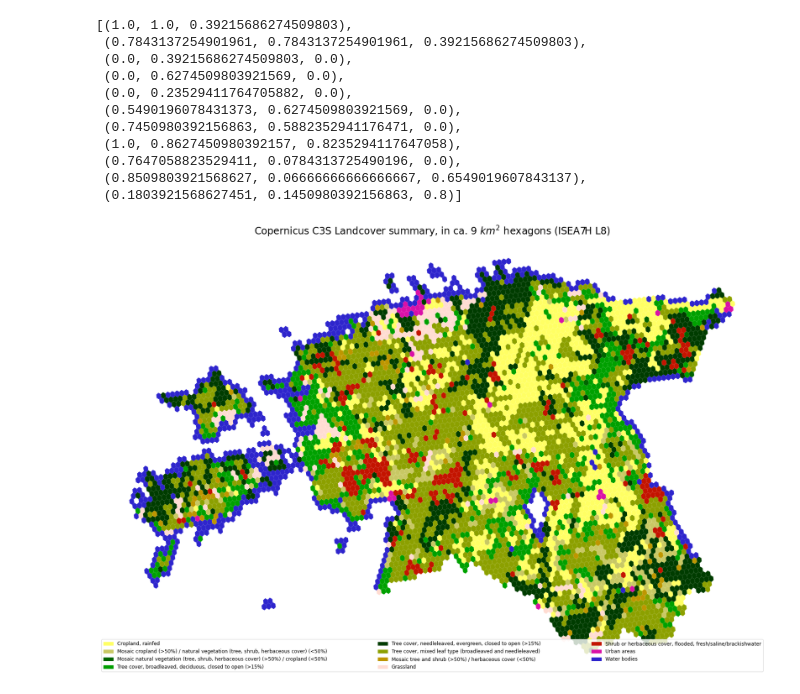
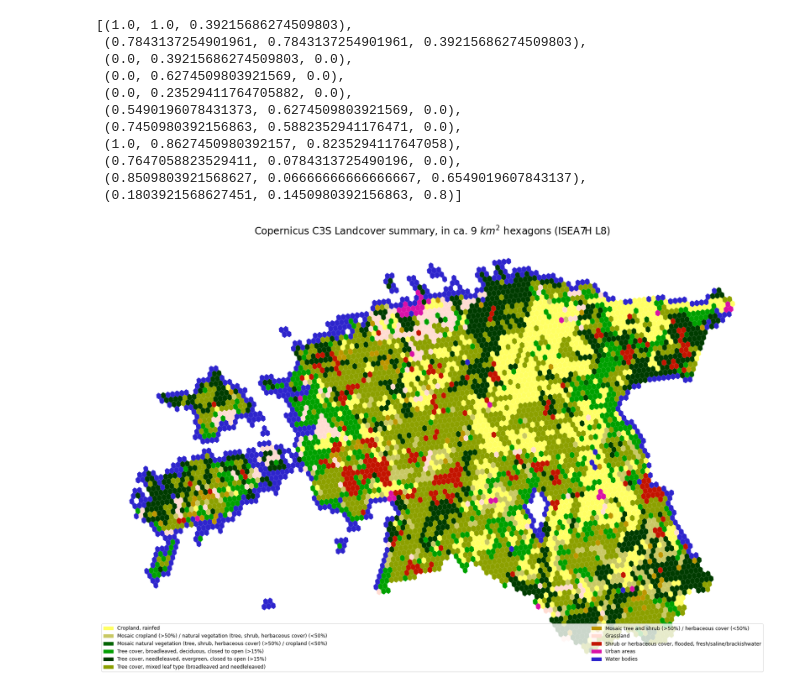
Before and after one commit to allixender/30MapChallenge2020, a Jupyter notebook: 18/day-18.ipynb, the cells around one changed output. Drawn from its saved outputs; the diff is of its cells as text; code cells hidden in the pictures.

```diff
--- a/18/day-18.ipynb
+++ b/18/day-18.ipynb
@@ -309,29 +309,29 @@ est_hex_3301 =
 # %%
 fig, ax = plt.subplots(figsize=(23,19))
 
 est_hex_3301.plot(column='lulc_class_reduced_num', cmap=cci_cmap_uni, ax=ax, categorical=True, legend=True)
 
 ax.set_axis_off()
 
 patchList = []
 
 for tup in flag_info_uni:
     data_key = mpatches.Patch(
         color=tup[1],
         label=leg_dict.get(str(tup[0])))
     patchList.append(data_key)
 
 plt.legend(handles=patchList,
            loc='lower left',
-           ncol=3,
+           ncol=2,
            mode='expand',
            fontsize=12
           )
 
 plt.title(r'Copernicus C3S Landcover summary, in ca. 9 $km^2$ hexagons (ISEA7H L8)', fontsize=24)
-plt.savefig('../source/_static/day-18-landcover.png')
+plt.savefig('../source/_static/day-18-landcover.png', bbox_inches='tight')
 plt.tight_layout()
 # %% [output]
-[figure, old version]
+[figure, new version]
 # %%
 est_hex_3301.to_file('../data_archive/est_hex_landuse_c3s.gpkg', driver='GPKG', layer='est_hex_landuse_c3s')
```
Also changed, not shown: 3 other files.
